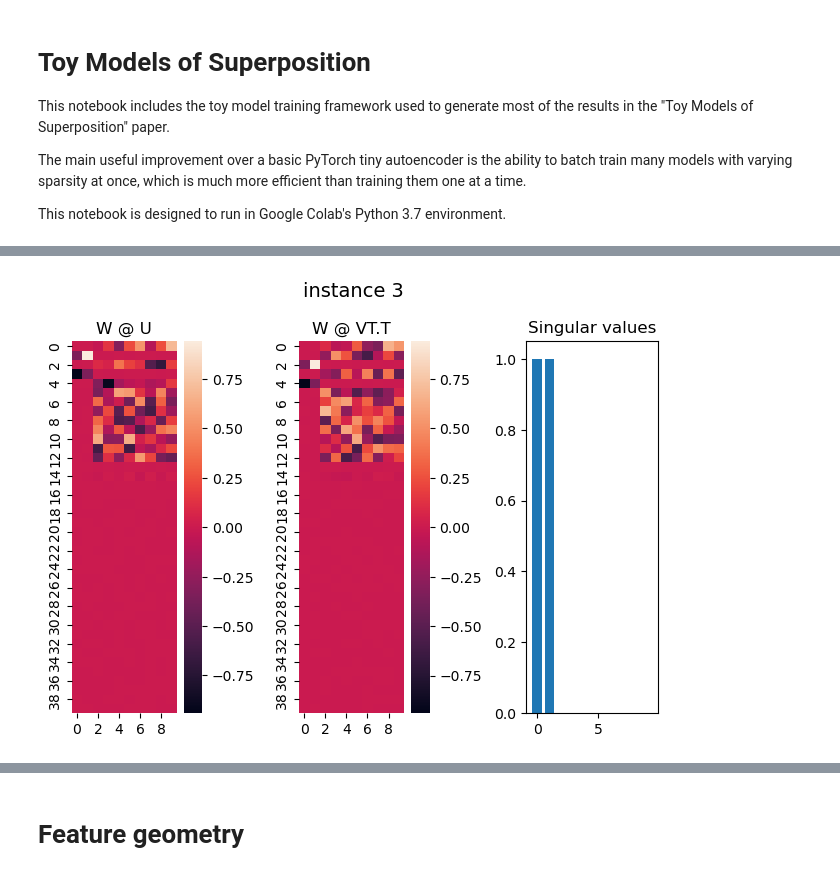
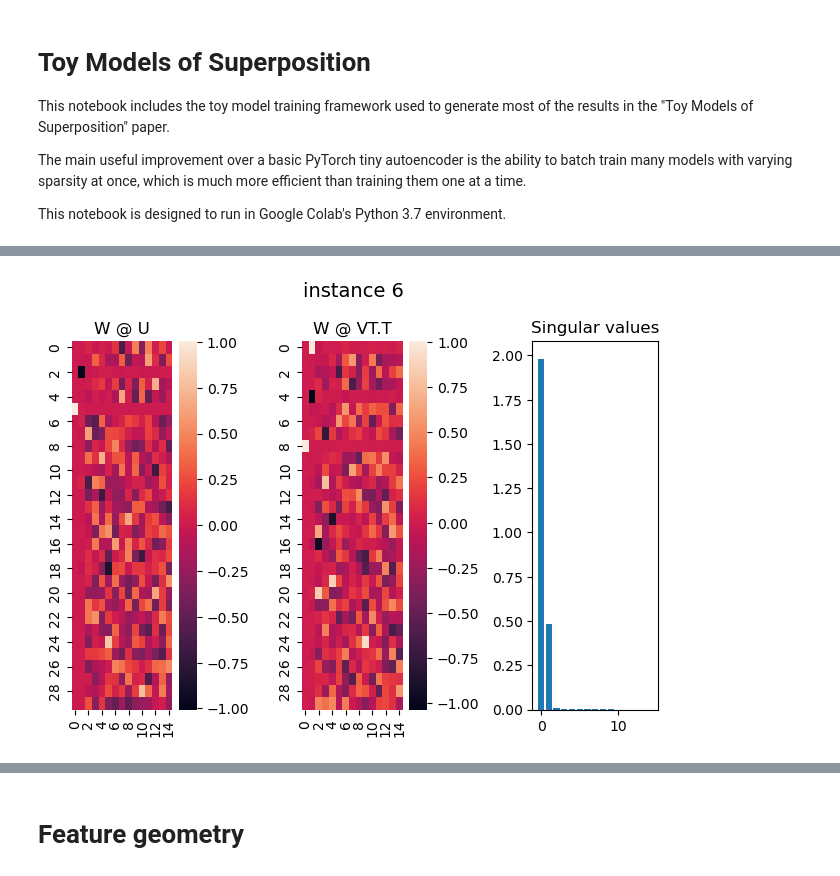
Before and after one commit to mcrovella/sparse-learning, a Jupyter notebook: mark/toy_xformer.ipynb, the cells around one changed output, grey strips where cells are left out. Drawn from its saved outputs; the diff is of its cells as text; code cells hidden in the pictures.

Commit message:
bugfix and figures

```diff
--- a/mark/toy_xformer.ipynb
+++ b/mark/toy_xformer.ipynb
@@ -100,11 +137,13 @@ def constant_lr(*_):
 def cosine_decay_lr(step, steps):
   return np.cos(0.5 * np.pi * step / (steps - 1))
 
+'''
 def feature_association(f):
-  assoc = torch.zeros((f, f), device=DEVICE)
-  assoc[3, 4] = 1.0
-  assoc[1, 2] = 1.0
-  return assoc
+  target = torch.zeros((f, f), device=DEVICE)
+  target[1, 2] = 1.0
+  target[3, 4] = 3.0
+  return target
+'''
 
 def pair_err(A, B, W, x, y):
   """
@@ -114,9 +153,9 @@ def pair_err(A, B, W, x, y):
   """
   # Compute the outer product of the last dimensions of x and y, resulting in shape [b, i, f, f]
   # x: [b, i, f], y: [b, i, f]
-  outer = x.unsqueeze(-1) * y.unsqueeze(-2)
+  outer = x.unsqueeze(-1) * y.unsqueeze(-2)  # [b, i, f, f]
   target = feature_association(x.shape[-1])  # [f, f]
-  matches = outer * target
+  matches = outer * target  # [b, i, f, f]
   target = matches.sum(dim=(-2, -1)) # [b, i]
   yWB = torch.einsum('bif, ifg, igh -> bih', y, W, B)
   xWA = torch.einsum('bif, ifg, igh -> bih', x, W, A)
@@ -157,8 +196,9 @@ def optimize(model,
       pairable = (n_batch // 2) * 2
       if pairable >= 2:
         # stepping by 2s in the batch dimension
-        out_a = out[:pairable:2]
-        out_b = out[1:pairable:2]
+        # was out
+        out_a = batch[:pairable:2]
+        out_b = batch[1:pairable:2]
         pair_error = pair_err(model.A, model.B, model.W, out_a, out_b)
         pair_loss = einops.reduce(pair_error, 'b i -> i', 'mean').sum()
         # print('pair_loss', pair_loss, pair_loss.shape)
@@ -202,10 +242,13 @@ Basic setting is 20 x 5 x 5 x 10, lam = 10
 # %%
 config = Config(
-    n_features = 40,
-    n_hidden = 10,
+    n_features = 30,
+    n_hidden = 15,
     head_d = 10,
-    n_instances = 10,
+    n_instances = 7,
 )
+torch.manual_seed(42)
+np.random.seed(42)
+#random.seed(42)
 
 model = Model(
     config=config,
@@ -213,5 +256,5 @@ model = Model(
     # Exponential feature importance curve from 1 to 1/100
     importance = (0.9**torch.arange(config.n_features))[None, :],
     # Sweep feature frequency across the instances from 1 (fully dense) to 1/20
-    feature_probability = (20 ** -torch.linspace(0, 1, config.n_instances))[:, None]
+    feature_probability = (50 ** -torch.linspace(0, 1, config.n_instances))[:, None]
 )
@@ -221,3 +261,12 @@ optimize(model, lam = lam, hooks = [capture_stats])
+# %%
+def feature_association(f):
+  target = torch.zeros((f, f), device=DEVICE)
+  target[2, 4] = 1.0
+  target[5, 8] = 2.0
+  return target
+
+lam = .5
+optimize(model, lam = lam, hooks = [capture_stats])
 # %%
 res = np.array(res_array)
 figs, axs = plt.subplots(2, 1)
@@ -317,26 +385,26 @@ tensor([[1.0000],
 # %%
-instance = 3
+instance = 6
 A_all = model.A.detach().cpu()
 B_all = model.B.detach().cpu()
 A = A_all[instance]
 B = B_all[instance]
 Omega = A @ B.T
 U, S, VT = np.linalg.svd(Omega)
 W_all = model.W.detach().cpu()
 W = W_all[instance]
 import seaborn as sns
 figs, axs = plt.subplots(1, 3)
 sns.heatmap(W @ U, ax = axs[0])
 sns.heatmap(W @ VT.T, ax = axs[1])
 axs[2].bar(range(len(S)), S)
 axs[1].set_title(f'instance {instance}')
 axs[0].set_title('W @ U')
 axs[1].set_title('W @ VT.T')
 axs[2].set_title('Singular values')
 plt.suptitle(f'instance {instance}', fontsize=14, y=0.98)
 plt.tight_layout()
 # %% [output]
-[figure, old version]
+[figure, new version]
 # %%
 def plot_intro_diagram(model):
   from matplotlib import colors  as mcolors
```
Also changed, not shown: parts of 12 cells of this notebook, 2 other files.
